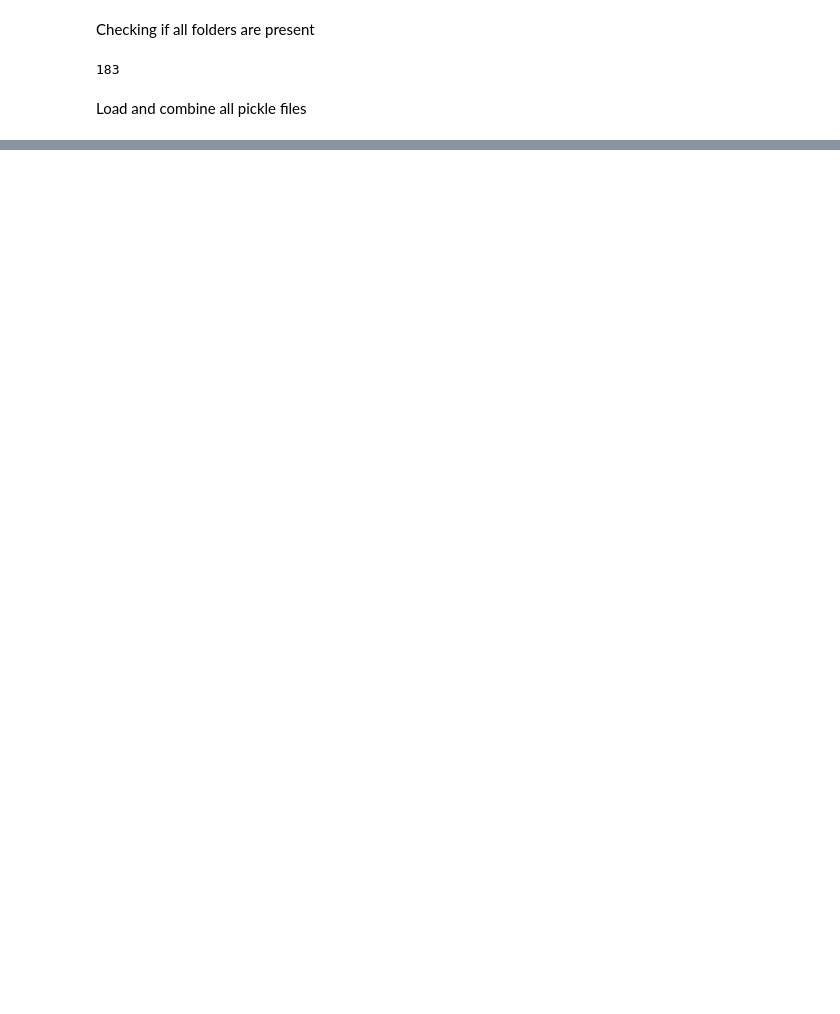
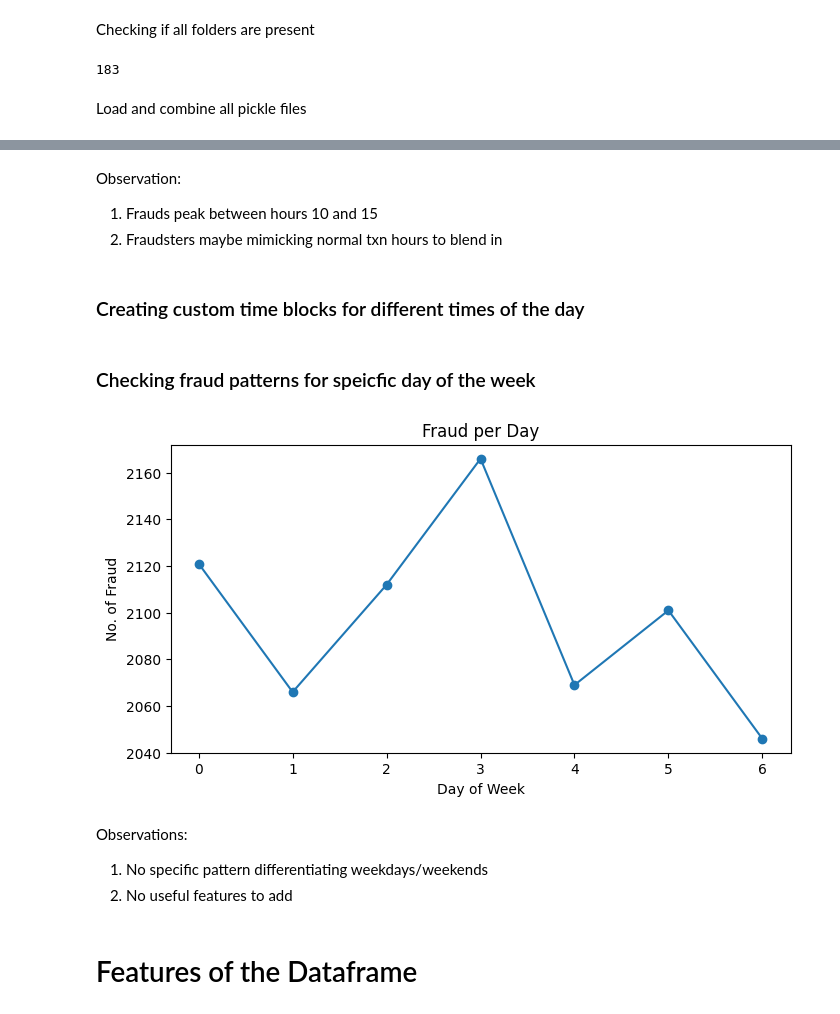
Before and after one commit to mariaR5/fraud-detection, a Jupyter notebook: fraud_detection_model.ipynb, the cells around one changed output, grey strips where cells are left out. Saved outputs shown, nothing was run; the diff lists cells and outputs as text; code cells hidden in the pictures; blank space fills up the shorter version.

```diff
--- a/fraud_detection_model.ipynb
+++ b/fraud_detection_model.ipynb
@@ -67,0 +288,38 @@ df.head(10)
+# %% [markdown]
+Observation:
+
+1.   Frauds peak between hours 10 and 15
+2.   Fraudsters maybe mimicking normal txn hours to blend in
+# %% [markdown]
+### Creating custom time blocks for different times of the day
+# %%
+df['IS_MORNING'] = df['HOUR'].apply(lambda x: 1 if x >= 6 and x < 12 else 0)
+df['IS_AFTERNOON'] = df['HOUR'].apply(lambda x: 1 if x >= 12 and x < 17 else 0)
+df['IS_EVENING'] = df['HOUR'].apply(lambda x: 1 if x >= 17 and x <= 21 else 0)
+df['IS_NIGHT'] = df['HOUR'].apply(lambda x: 1 if x >= 21 and x < 6 else 0)
+df['IS_PEAK_HOUT'] = df['HOUR'].apply(lambda x: 1 if x >= 10 and x <= 15 else 0)
+# %% [markdown]
+### Checking fraud patterns for speicfic day of the week
+# %%
+# Extract day name
+df['DAY_OF_WEEK'] = df['TX_DATETIME'].dt.dayofweek
+
+fraud_per_day = df[df['TX_FRAUD'] == 1].groupby('DAY_OF_WEEK', observed=True).size()
+
+# Plot between day and fraud count
+plt.figure(figsize=(8,4))
+plt.plot(fraud_per_day.index, fraud_per_day.values, marker='o')
+plt.xlabel('Day of Week')
+plt.ylabel('No. of Fraud')
+plt.title('Fraud per Day')
+plt.show()
+# %% [output]
+[figure, added]
+# %% [markdown]
+Observations:
+
+
+1.   No specific pattern differentiating weekdays/weekends
+2.   No useful features to add
+# %% [markdown]
+# Features of the Dataframe
```
Also changed, not shown: parts of 71 cells of this notebook.
